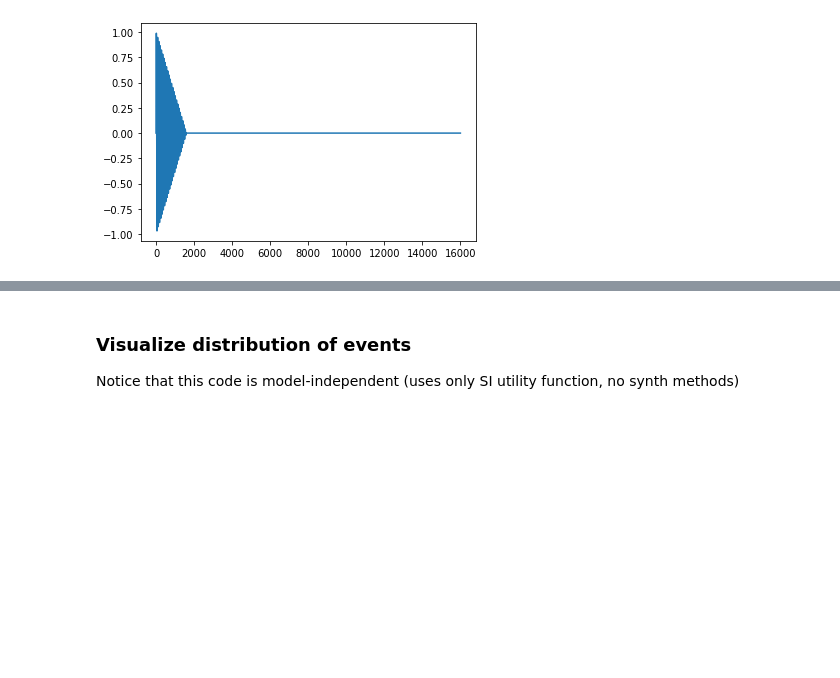
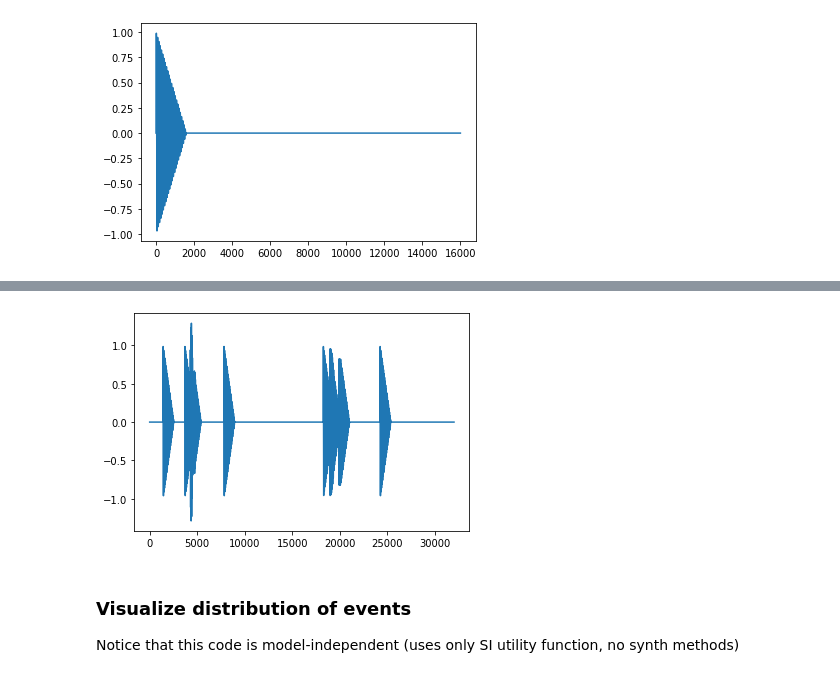
Before and after one commit to prashanthtr/dripTextureDS, a Jupyter notebook: dripTextureVisualization-notebook.ipynb, the cells around one changed output, grey strips where cells are left out. Cells and saved outputs as stored; diff of their text form; code cells hidden in the pictures; blank space fills up the shorter version.

```diff
--- a/dripTextureVisualization-notebook.ipynb
+++ b/dripTextureVisualization-notebook.ipynb
@@ -117,0 +118,6 @@ display(Audio(barsig, rate=16000, autoplay=True))
+# %%
+#Chunking the drip sounds into smaller segments for training/test data sets
+chunkedAudio = SI.selectVariation(barsig, 16000, 1, 2)
+plt.plot(chunkedAudio)
+display(Audio(chunkedAudio, rate=16000, autoplay=True))
+# %% [output]
@@ -118,3 +125,4 @@ display(Audio(barsig, rate=16000, autoplay=True))
+[figure, added]
 # %% [markdown]
 ### Visualize distribution of events
 
```
Also changed, not shown: parts of 8 cells of this notebook, 6 other files.
